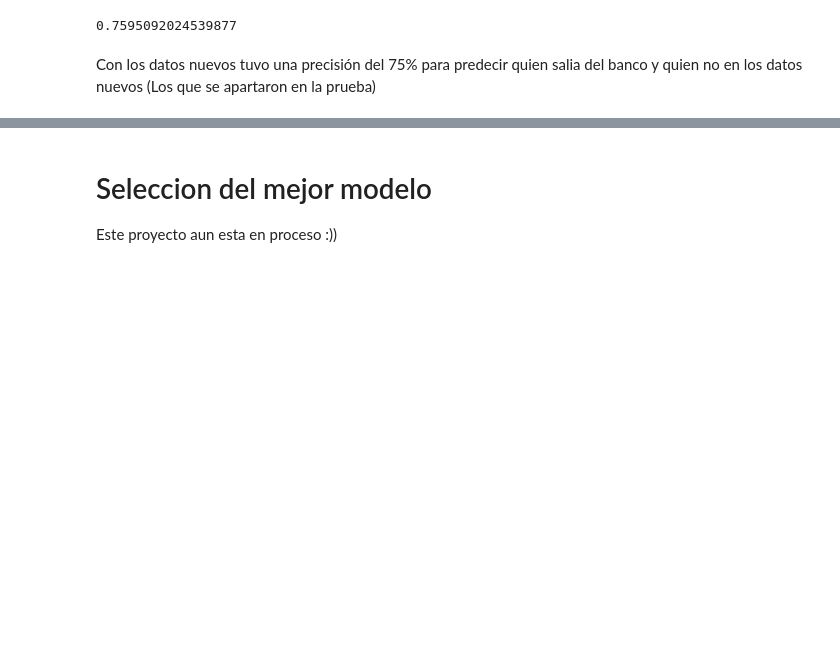
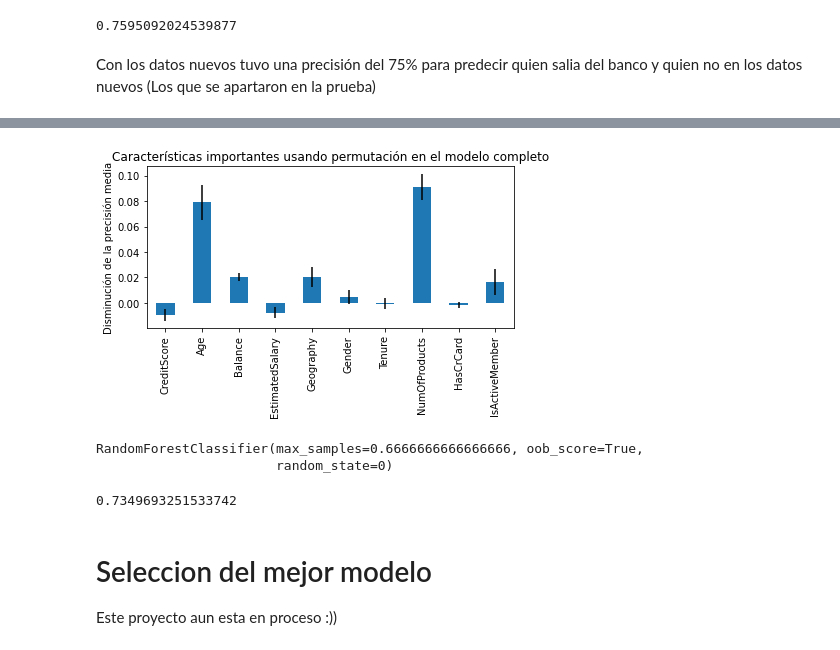
Before and after one commit to bserna13/Analisis-de-datos, a Jupyter notebook: Banco_permanencia.ipynb, the cells around one changed output, grey strips where cells are left out. Drawn from its saved outputs; the diff is of its cells as text; code cells hidden in the pictures; blank space fills up the shorter version.

```diff
--- a/Banco_permanencia.ipynb
+++ b/Banco_permanencia.ipynb
@@ -533,0 +600,17 @@ Con los datos nuevos tuvo una precisión del 75% para predecir quien salia del b
+# %%
+from sklearn.inspection import permutation_importance
+
+result = permutation_importance(
+    arboles, X_test, y_test, n_repeats=10, random_state=42, n_jobs=2
+)
+
+forest_importances = pd.Series(result.importances_mean, index=feature_name)
+# %%
+fig, ax = plt.subplots()
+forest_importances.plot.bar(yerr=result.importances_std, ax=ax)
+ax.set_title("Características importantes usando permutación en el modelo completo")
+ax.set_ylabel("Disminución de la precisión media")
+fig.tight_layout()
+plt.show()
+# %% [output]
+[figure, added]
@@ -533,0 +630,5 @@ Con los datos nuevos tuvo una precisión del 75% para predecir quien salia del b
+# %%
+arboles2.fit(X_train2,y_train2)
+# %% [output]
+RandomForestClassifier(max_samples=0.6666666666666666, oob_score=True,
+                       random_state=0)
@@ -534,3 +637,7 @@ Con los datos nuevos tuvo una precisión del 75% para predecir quien salia del b
+# %%
+accuracy_score(y_test2,prediciones)
+# %% [output]
+0.7349693251533742
 # %% [markdown]
 # Seleccion del mejor modelo
 Este proyecto aun esta en proceso :))
```
Also changed, not shown: parts of 29 cells of this notebook.
